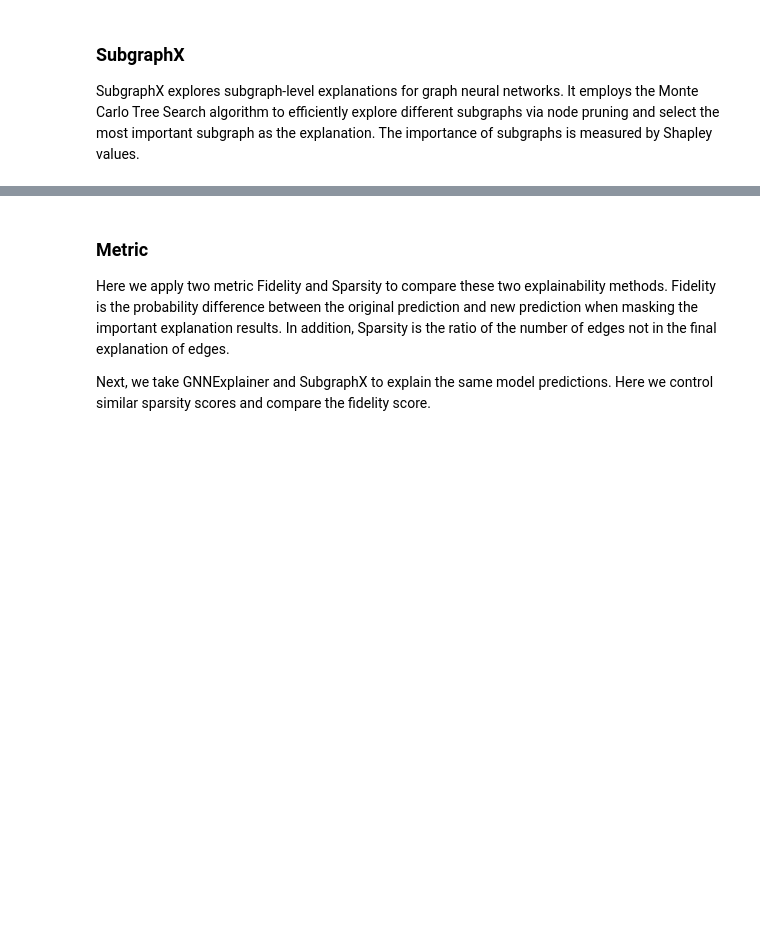
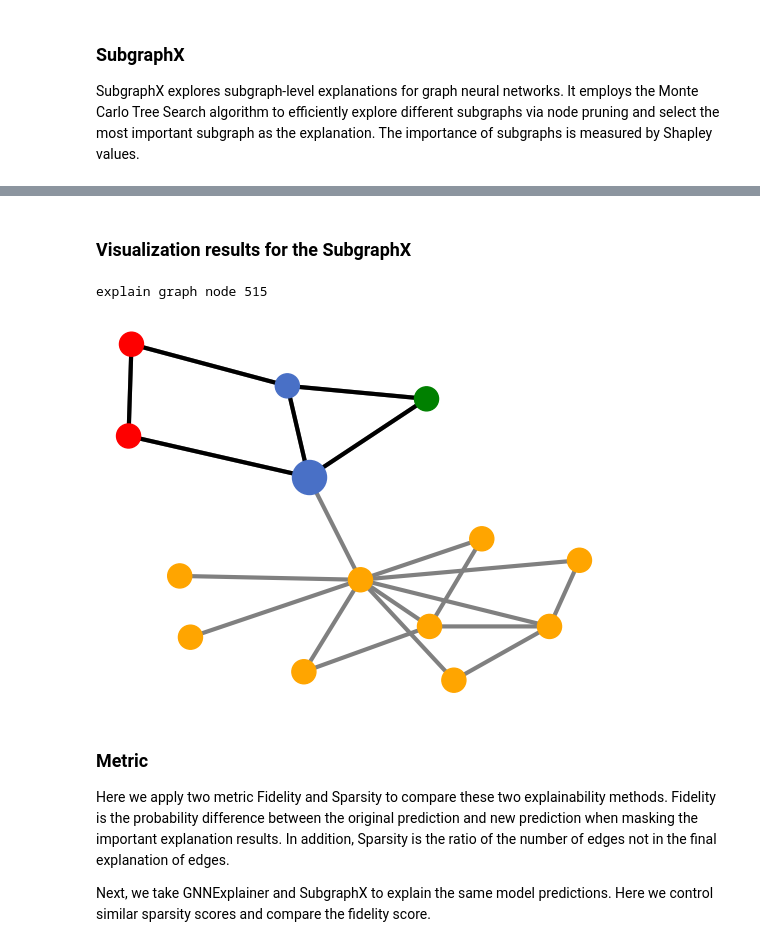
Before and after one commit to divelab/DIG, a Jupyter notebook: tutorials/KDD2022/xgraph_code_tutorial.ipynb, the cells around one changed output, grey strips where cells are left out. Saved outputs shown, nothing was run; the diff lists cells and outputs as text; code cells hidden in the pictures; blank space fills up the shorter version.

```diff
--- a/tutorials/KDD2022/xgraph_code_tutorial.ipynb
+++ b/tutorials/KDD2022/xgraph_code_tutorial.ipynb
@@ -76,3 +116,31 @@ subgraphx_explainer = SubgraphX(model,
+# %% [markdown]
+### Visualization results for the SubgraphX
+# %%
+from dig.xgraph.method.subgraphx import PlotUtils
+from dig.xgraph.method.subgraphx import find_closest_node_result
+
+# Visualization
+max_nodes = 5
+node_idx = node_indices[20]
+print(f'explain graph node {node_idx}')
+data.to(device)
+logits = model(data.x, data.edge_index)
+prediction = logits[node_idx].argmax(-1).item()
+
+_, explanation_results, related_preds = \
+    subgraphx_explainer(data.x, data.edge_index, node_idx=node_idx, max_nodes=max_nodes)
+
+explanation_results = explanation_results[prediction]
+explanation_results = subgraphx_explainer.read_from_MCTSInfo_list(explanation_results)
+
+plotutils = PlotUtils(dataset_name='ba_shapes', is_show=True)
+subgraphx_explainer.visualization(explanation_results,
+                        max_nodes=max_nodes,
+                        plot_utils=plotutils,
+                        y=data.y)
+# %% [output]
+explain graph node 515
+[figure, added]
 # %% [markdown]
 ### Metric
 Here we apply two metric Fidelity and Sparsity to compare these two explainability methods.
```
Also changed, not shown: parts of 5 cells of this notebook.
